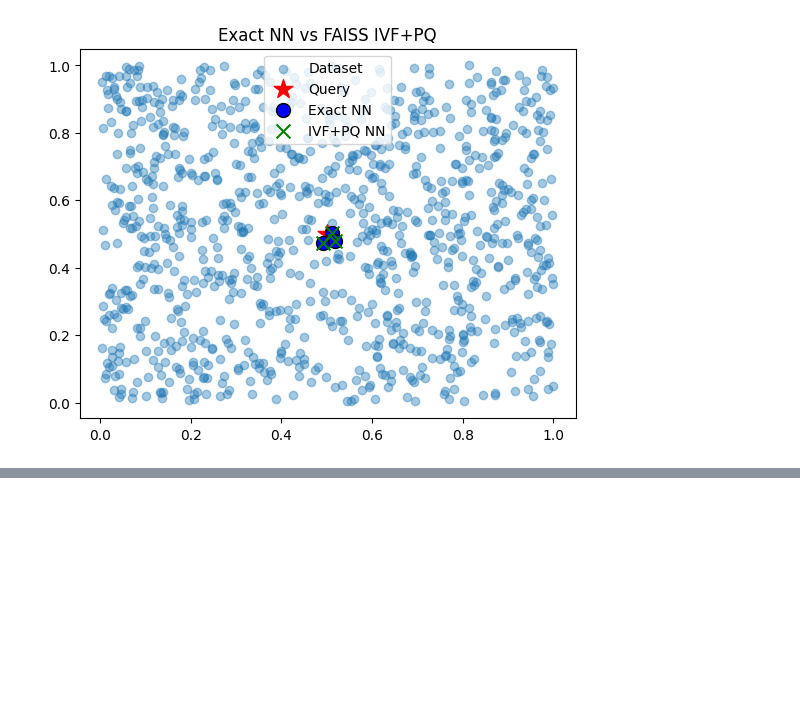
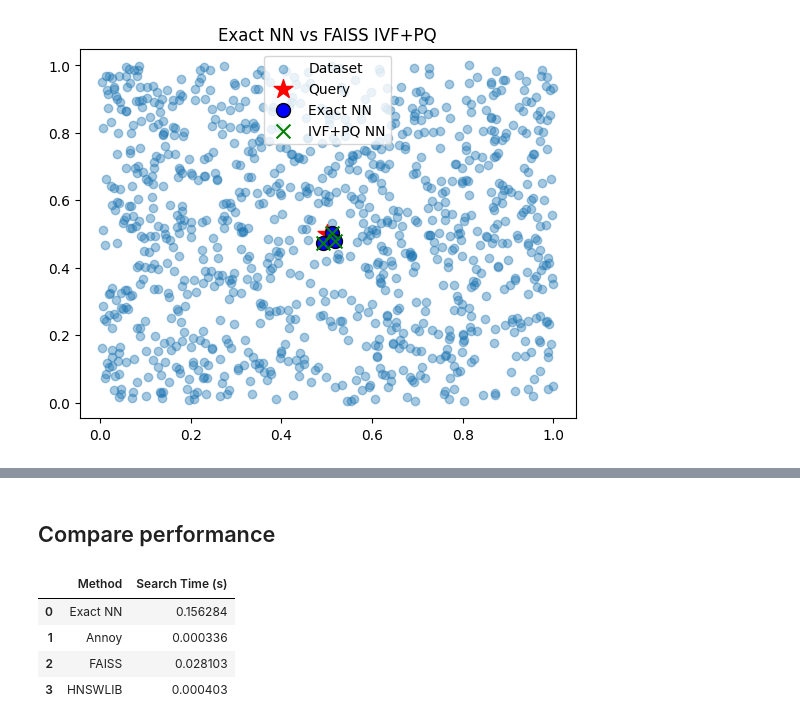
Before and after one commit to akhunzakp/Machine-Learning2025, a Jupyter notebook: JS07_TG_2341720259_Yuma_Akhunza_K_P.ipynb, the cells around one changed output, grey strips where cells are left out. Saved outputs shown, nothing was run; the diff lists cells and outputs as text; code cells hidden in the pictures; blank space fills up the shorter version.

```diff
--- a/JS07_TG_2341720259_Yuma_Akhunza_K_P.ipynb
+++ b/JS07_TG_2341720259_Yuma_Akhunza_K_P.ipynb
@@ -236,0 +864,32 @@ k = 5  # cari 5 tetangga terdekatn
+# %%
+from annoy import AnnoyIndex
+import time
+
+# 1. Determine the dimensionality of the preprocessed numerical features
+dim = scaled_numerical_features.shape[1]
+
+# 2. Initialize an Annoy index
+annoy_index = AnnoyIndex(dim, 'euclidean')
+
+# 3. Add each vector from scaled_numerical_features to the Annoy index
+for i in range(scaled_numerical_features.shape[0]):
+    annoy_index.add_item(i, scaled_numerical_features[i])
+
+# 4. Build the Annoy index
+n_trees = 10 # Suitable number of trees
+annoy_index.build(n_trees)
+
+# 5. Select the same query point used for the exact nearest neighbor search (already have query_point from previous step)
+
+# 6. Measure the time taken to perform a search
+start_time_annoy = time.time()
+annoy_nn_indices, annoy_nn_distances = annoy_index.get_nns_by_vector(query_point, 10, include_distances=True)
+end_time_annoy = time.time()
+annoy_query_time = end_time_annoy - start_time_annoy
+
+# 7. Store the indices and distances (done in step 6 variables)
+
+# 8. Print the indices, distances, and the query time
+print("Annoy NN Indices:", annoy_nn_indices)
+print("Annoy NN Distances:", annoy_nn_distances)
+print("Annoy Query Time:", annoy_query_time, "seconds")
@@ -236,0 +1027,21 @@ k = 5  # cari 5 tetangga terdekatn
+# %% [markdown]
+## Compare performance
+# %%
+import pandas as pd
+
+# Create a DataFrame to store the results
+results_data = {
+    'Method': ['Exact NN', 'Annoy', 'FAISS', 'HNSWLIB'],
+    'Search Time (s)': [exact_nn_search_time, annoy_query_time, faiss_query_time, hnsw_query_time]
+}
+
+results_df = pd.DataFrame(results_data)
+
+# Display the DataFrame
+display(results_df)
+# %% [output]
+|  | Method | Search Time (s) |
+| 0 | Exact NN | 0.156284 |
+| 1 | Annoy | 0.000336 |
+| 2 | FAISS | 0.028103 |
+| 3 | HNSWLIB | 0.000403 |
```
Also changed, not shown: parts of 54 cells of this notebook.
